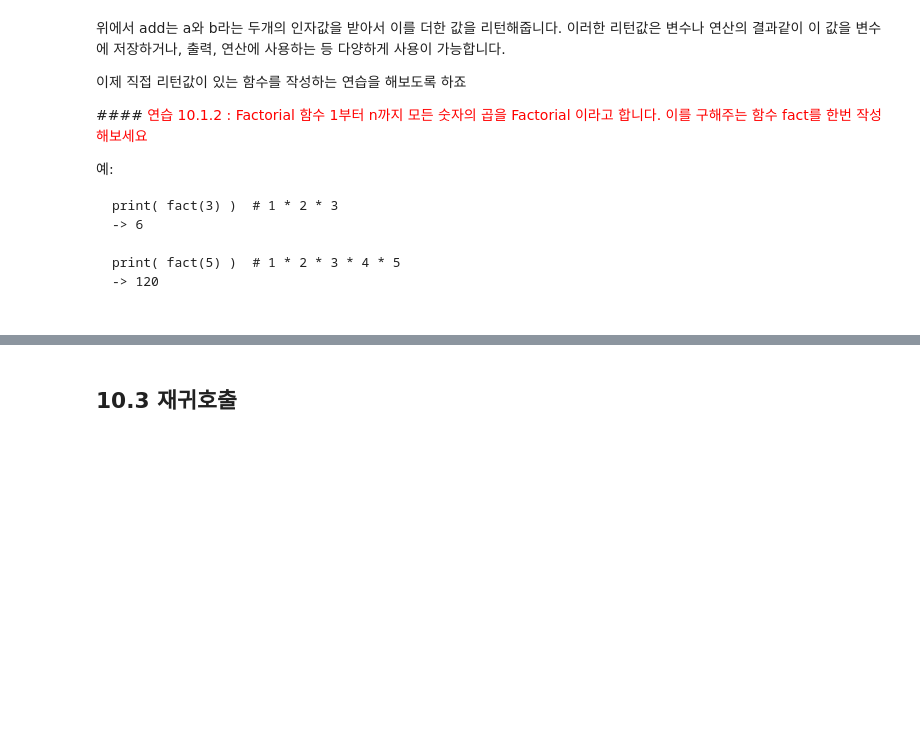
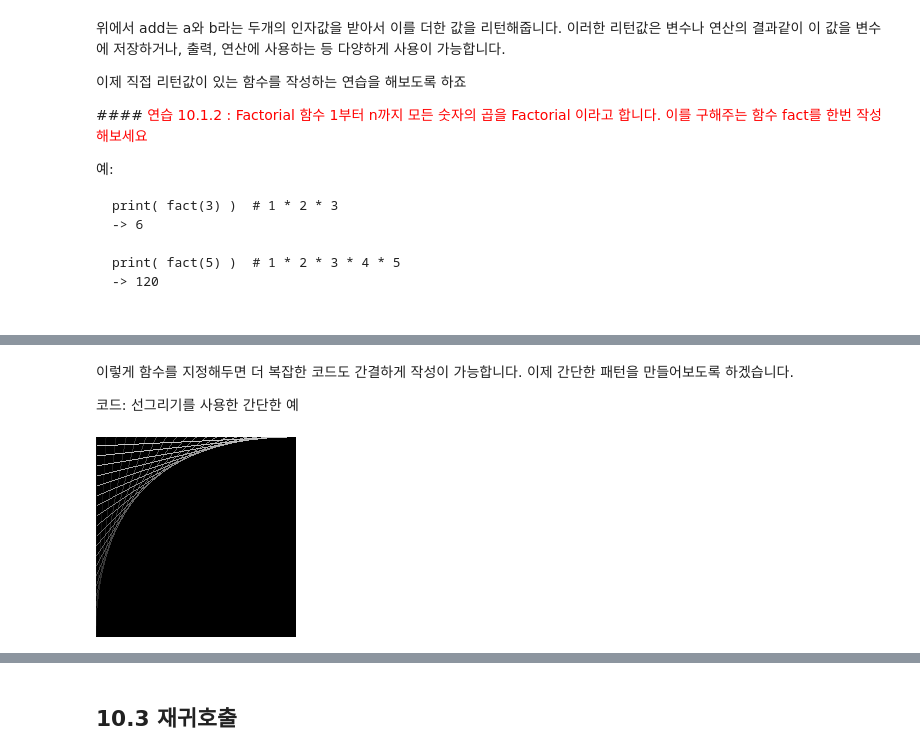
Before and after one commit to decoz/pyclass, a Jupyter notebook: 10_function.ipynb, the cells around one changed output, grey strips where cells are left out. Cells and saved outputs as stored; diff of their text form; code cells hidden in the pictures; blank space fills up the shorter version.

```diff
--- a/10_function.ipynb
+++ b/10_function.ipynb
@@ -219,0 +318,13 @@ print(uni_str("this is good day"))
+# %% [markdown]
+이렇게 함수를 지정해두면 더 복잡한 코드도 간결하게 작성이 가능합니다. 이제 간단한 패턴을 만들어보도록 하겠습니다.
+
+코드: 선그리기를 사용한 간단한 예
+# %%
+fill2D(arr, 0)
+
+for n in range(0,200,10):
+  line2D(arr,n,0, 0,199-n, 10 + n )
+
+displayGray(arr)
+# %% [output]
+[figure, added]
```
Also changed, not shown: parts of 26 cells of this notebook.
